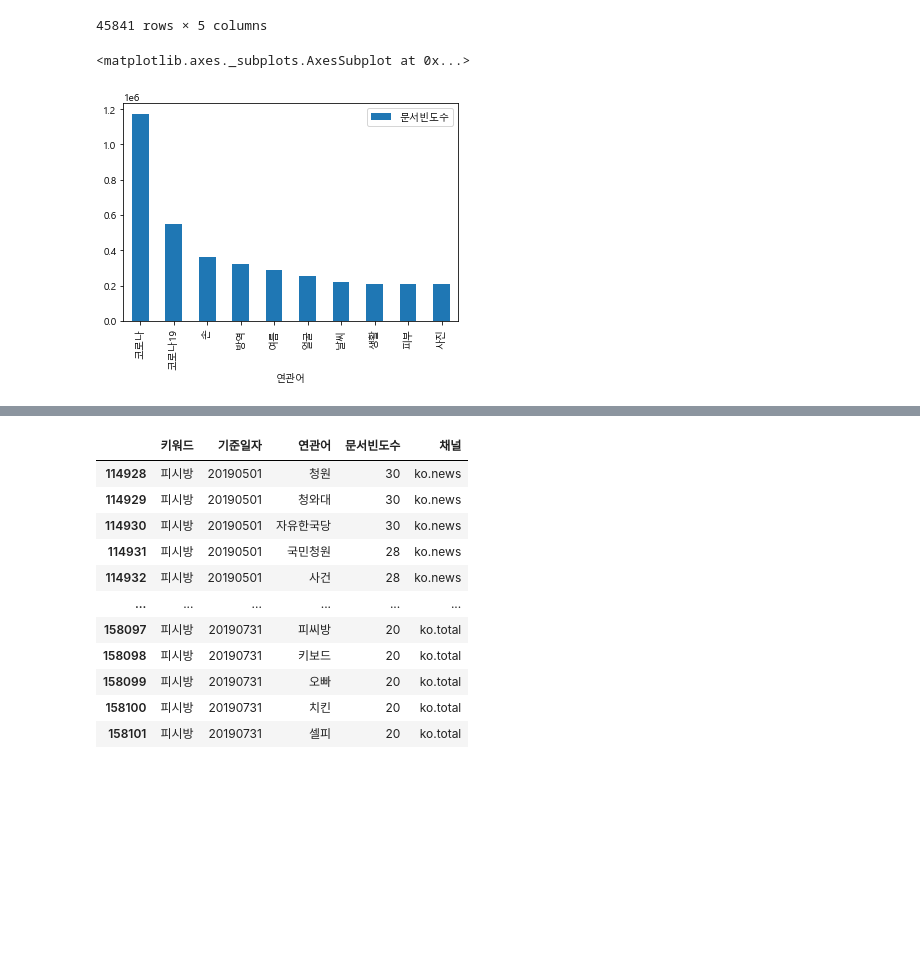
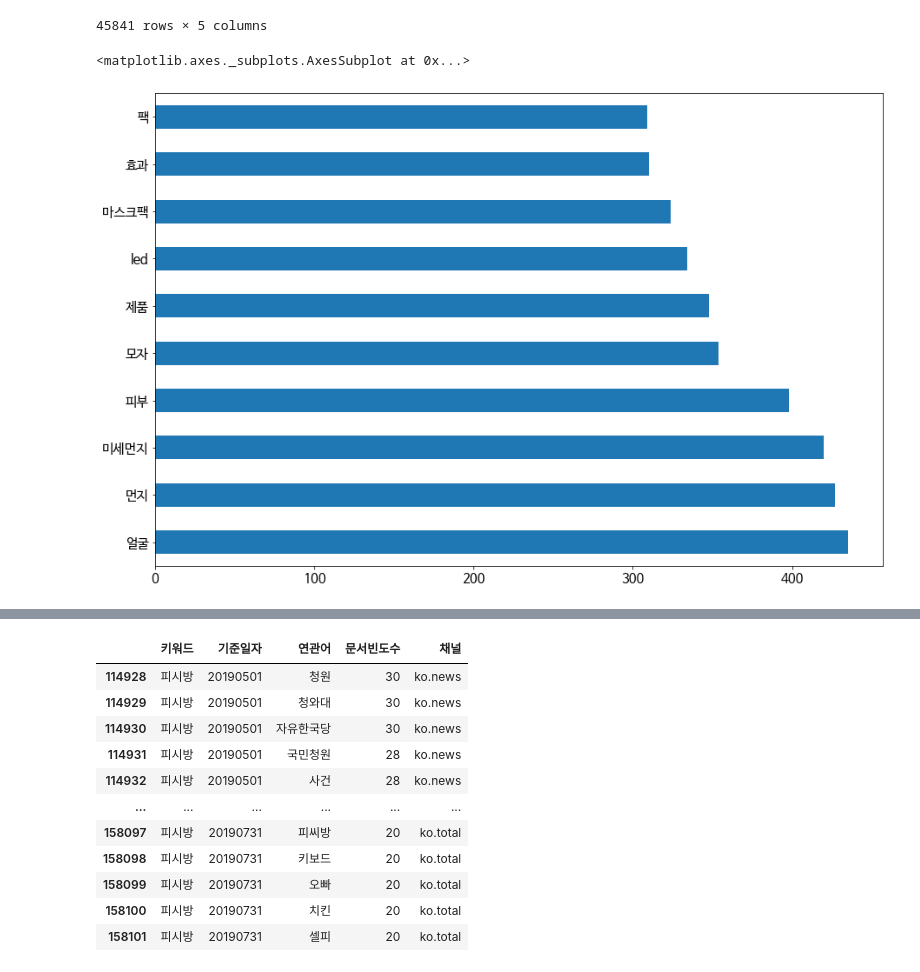
Before and after one commit to heewonp/BC_Card, a Jupyter notebook: 주식데이터,키워드분석/키워드.ipynb, the cells around one changed output, grey strips where cells are left out. Cells and saved outputs as stored; diff of their text form; code cells hidden in the pictures; blank space fills up the shorter version.

Commit message:
keyword edit for words value_count

```diff
--- a/주식데이터,키워드분석/키워드.ipynb
+++ b/주식데이터,키워드분석/키워드.ipynb
@@ -215,9 +272,12 @@ sns.barplot(x='기준일자', y='문서빈도수', hue="채널", data=distance_d
 # %% [output]
 <matplotlib.axes._subplots.AxesSubplot at 0x...>
 [figure]
+# %%
+words_2019 = '/content/drive/My Drive/bc카드/연관어_2019.csv'
+words_2020 = '/content/drive/My Drive/bc카드/연관어_2020.csv'
 # %%
-words_2019 = pd.read_csv(file_path+'다음소프트/연관어_2019.csv',encoding="ansi")
-words_2020 = pd.read_csv(file_path+'다음소프트/연관어_2020.csv',encoding="ansi")
+words_2019 = pd.read_csv(words_2019, encoding="euc-kr")
+words_2020 = pd.read_csv(words_2020, encoding="euc-kr")
 # %%
 words_2019.head()
 # %% [output]
@@ -254,4 +347,12 @@ mask_19
 | 61017 | 마스크 | 20190731 | 기회 | 52 | ko.total |
 | 61018 | 마스크 | 20190731 | 광채 | 51 | ko.total |
 45841 rows × 5 columns
+# %%
+# 마스크 관련 연관어 갯수 top 10
+mask19_top10 = mask_19.연관어.value_counts()[:10]
+# %%
+mask19_top10.plot(kind='barh',figsize=(15,10),fontsize=15)
+# %% [output]
+<matplotlib.axes._subplots.AxesSubplot at 0x...>
+[figure, added]
 # %%
@@ -261,5 +361,0 @@ mask_19.drop('기준일자',axis=1,inplace=True)
-# %%
-mask_19.plot.bar()
-# %% [output]
-<matplotlib.axes._subplots.AxesSubplot at 0x...>
-[figure, removed]
```
Also changed, not shown: parts of 52 cells of this notebook.
